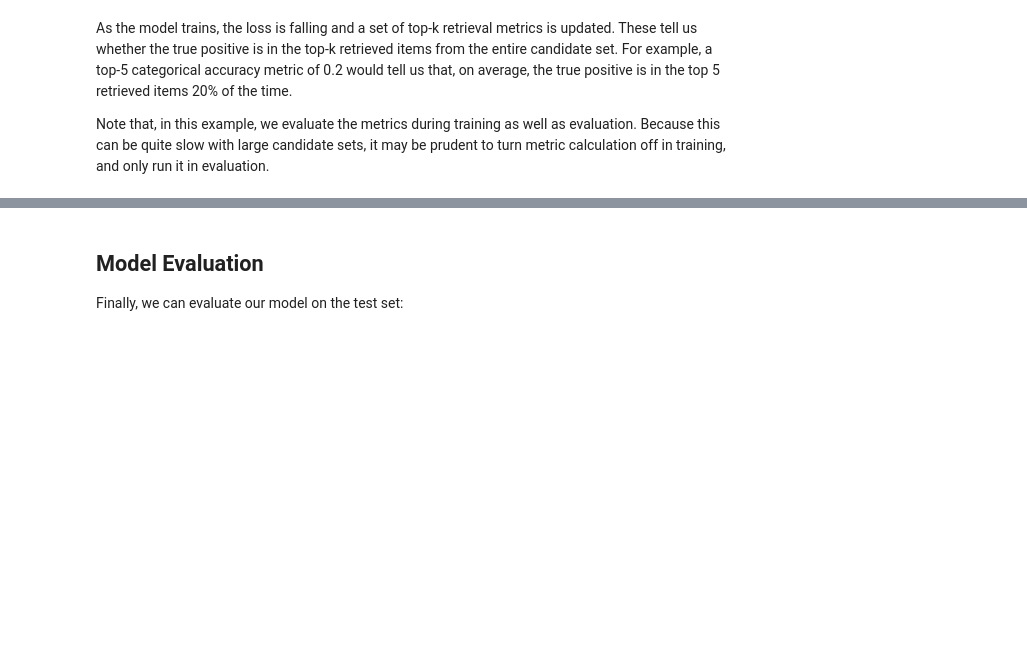
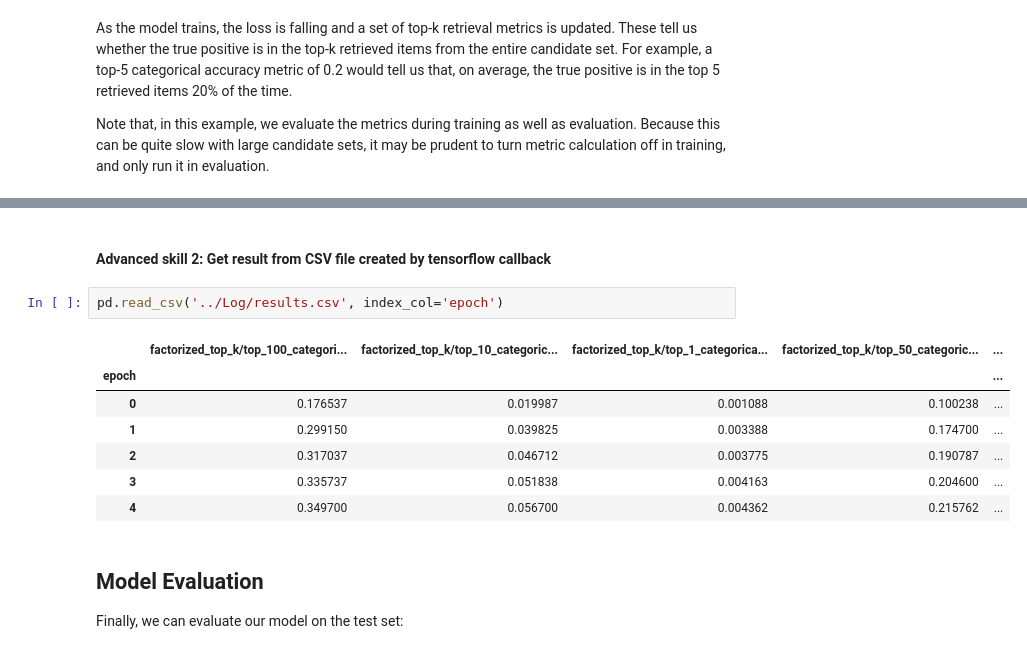
Before and after one commit to EricTsai83/tensorflow_recommenders, a Jupyter notebook: Code/tutorial_basic_retrieval.ipynb, the cells around one changed output, grey strips where cells are left out. Drawn from its saved outputs; the diff is of its cells as text; blank space fills up the shorter version.

```diff
--- a/Code/tutorial_basic_retrieval.ipynb
+++ b/Code/tutorial_basic_retrieval.ipynb
@@ -364,3 +406,15 @@ Note that, in this example, we evaluate the metrics during training as well as e
+# %% [markdown]
+#### Advanced skill 2: Get result from CSV file created by tensorflow callback
+# %%
+pd.read_csv('../Log/results.csv', index_col='epoch')
+# %% [output]
+|  | factorized_top_k/top_100_categori... | factorized_top_k/top_10_categoric... | factorized_top_k/top_1_categorica... | factorized_top_k/top_50_categoric... | ... |
+| epoch |  |  |  |  | ... |
+| 0 | 0.176537 | 0.019987 | 0.001088 | 0.100238 | ... |
+| 1 | 0.299150 | 0.039825 | 0.003388 | 0.174700 | ... |
+| 2 | 0.317037 | 0.046712 | 0.003775 | 0.190787 | ... |
+| 3 | 0.335737 | 0.051838 | 0.004163 | 0.204600 | ... |
+| 4 | 0.349700 | 0.056700 | 0.004362 | 0.215762 | ... |
 # %% [markdown]
 ## Model Evaluation
 Finally, we can evaluate our model on the test set:
```
Also changed, not shown: parts of 15 cells of this notebook.
